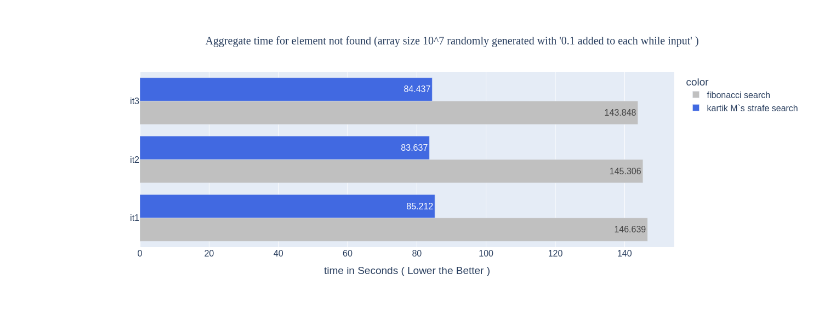
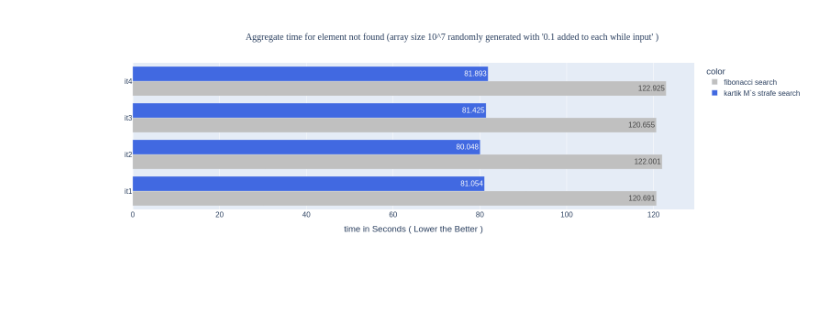
Before and after one commit to kar911/search-and-concept, a Jupyter notebook: Untitled1234.ipynb, the cells around one changed output. Drawn from its saved outputs; the diff is of its cells as text; code cells hidden in the pictures; blank space fills up the shorter version.

```diff
--- a/Untitled1234.ipynb
+++ b/Untitled1234.ipynb
@@ -77,23 +58,23 @@ bb.update_layout(
 # %%
-bb=px.bar(y=["it1","it1","it2","it2","it3","it3"],x=[146.63939741299964,85.21204331499939,145.30597051600034,83.63723055799983,143.84768183999995,84.43711529799975]
+bb=px.bar(y=["it1","it1","it2","it2","it3","it3","it4","it4"],x=[120.69094659199982,81.05443002900029,122.00123498899984,80.04795037899999,120.65540264399988,81.42467106599997,122.92526126100165,81.89291224000044]
           ,width=900,height=500,
           labels={"y" : "  ","x":"time in Seconds ( Lower the Better )"},title="Aggregate time for element not found (array size 10^7 randomly generated with '0.1 added to each while input' )",
           barmode="group",
          # color_discrete_sequence=px.colors.qualitative.Pastel_r   darkslateblue
           color_discrete_sequence=["silver",
                                    # " dodgerblue"
                                    # "cornflowerblue"
                                    # "forestgreen"
                                    "royalblue"
                                   ]
           ,text_auto='.3f'
-         ,color=["fibonacci search" if i%2 == 0 else "kartik M`s strafe search" for i in range(2,8)])
+         ,color=["fibonacci search" if i%2 == 0 else "kartik M`s strafe search" for i in range(2,10)])
 bb.update_layout(
     title_font_family="Times New Roman",
     title_font_size=20,
     title_x=0.5,
     font_size=16
 
 )
 # %% [output]
-[figure, old version]
+[figure, new version]
```
Also changed, not shown: parts of 4 cells of this notebook.
